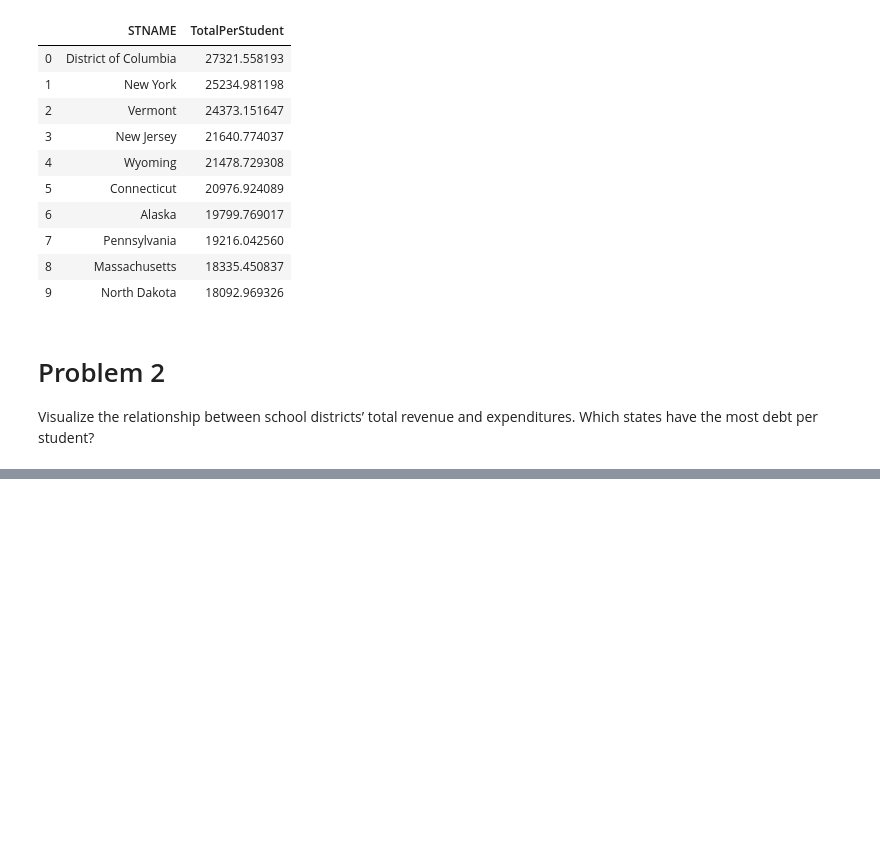
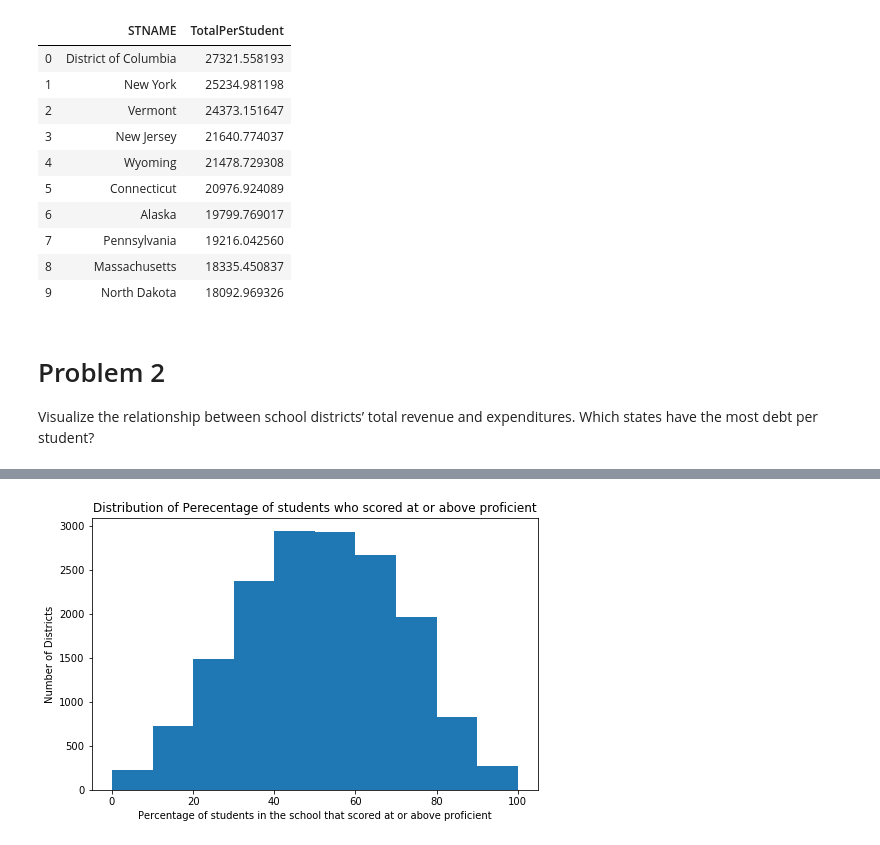
Before and after one commit to sarthakkothari/DS5500, a Jupyter notebook: HW3/HW3.ipynb, the cells around one changed output, grey strips where cells are left out. Cells and saved outputs as stored; diff of their text form; code cells hidden in the pictures; blank space fills up the shorter version.

```diff
--- a/HW3/HW3.ipynb
+++ b/HW3/HW3.ipynb
@@ -105,0 +114,3 @@ Top 10 states with most debt spending per students are
+# %%
+language_df = pd.read_csv('../data2/rla-achievement-lea-sy2016-17.csv')
+language_df.head()
@@ -105,0 +125,26 @@ Top 10 states with most debt spending per students are
+# %%
+def parseScore(sc):
+    try:
+         return int(sc)
+    except:
+        if '-' in sc:
+            x = sc.split('-')
+        elif 'LE' in sc or 'LT' in sc:
+            x = [0, sc[2:]]
+        elif 'PS' in sc:
+            return np.random.randint(0, 101)
+        else:
+            x = [100, sc[2:]]
+
+        return (int(x[0]) + int(x[1])) // 2
+language_df['ParsedScores'] = language_df['ALL_RLA00PCTPROF_1617'].apply(parseScore)
+# %%
+plt.figure(figsize=(8,5))
+plt.hist(language_df['ParsedScores'])
+plt.xlabel('Percentage of students in the school that scored at or above proficient')
+plt.ylabel('Number of Districts')
+plt.title('Distribution of Perecentage of students who scored at or above proficient')
+plt.show()
+plt.show()
+# %% [output]
+[figure, added]
```
Also changed, not shown: parts of 4 cells of this notebook.
